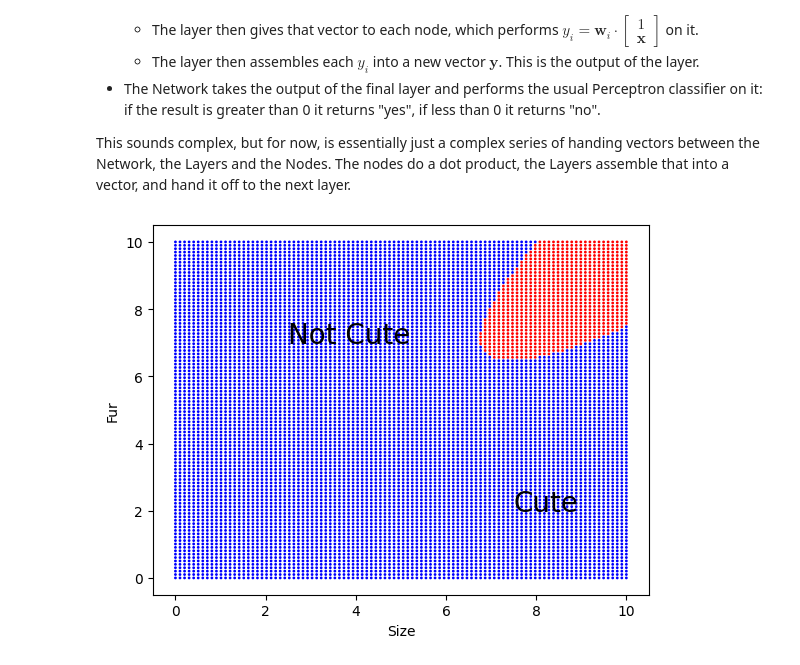
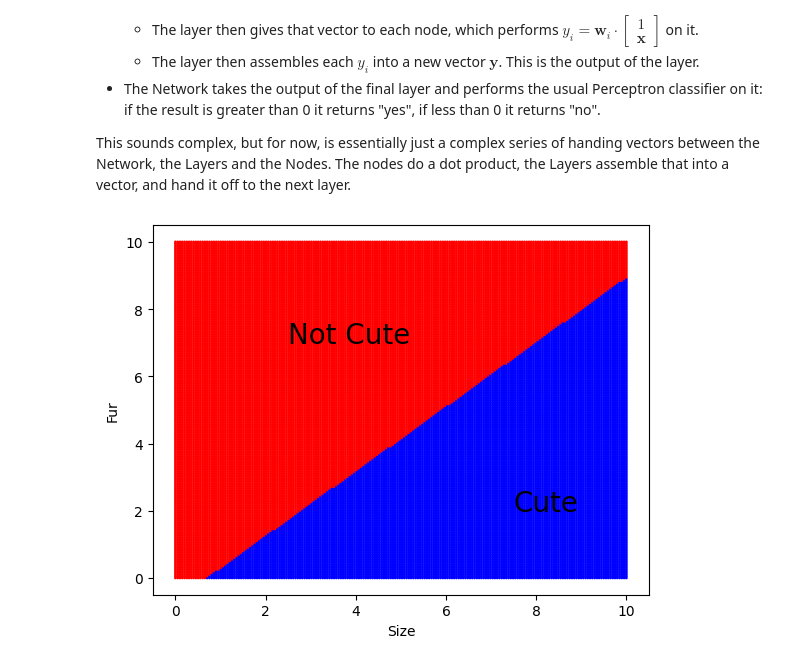
Before and after one commit to wtsi-hpag/xAIWorkshop, a Jupyter notebook: Code/notebook_solved.ipynb, the cells around one changed output. Drawn from its saved outputs; the diff is of its cells as text; code cells hidden in the pictures.

````diff
--- a/Code/notebook_solved.ipynb
+++ b/Code/notebook_solved.ipynb
@@ -160,7 +166,7 @@ class Perceptron:
 
 	def Train(self, data,labels,fullEpochs = 100):
 
-		rate = 0.2
+		rate = 0.001
 		for l in range(fullEpochs):
 			noMistakes = True
 			for r in range(len(data)):
@@ -176,7 +182,7 @@ class Perceptron:
 				return
 P = Perceptron()
 
-P.Train(data,labels,50*len(data))
+P.Train(data,labels,5)
 
 ## analyse the missed animals
 predict_labels = P.Predict(data)
@@ -202,13 +212,15 @@ Now try running your Perceptron training & testing routines on a new dataset: ``
 **What goes wrong?**
 # %%
 names, labels, data = LoadCategoricalData("Data/cuteness_augmented.dat")
+
+
 P = Perceptron()
 
 # get random error
 predict_labels = P.Predict(data)
 miss = predict_labels != np.array(labels)
 failure = np.sum(miss) * 1.0/len(data)
-s = [0]
+s = [1]
 p = [1.0 - failure]
 for q in range(2000):
 	# print(r)
@@ -222,6 +234,9 @@ for q in range(2000):
 	p.append(1.0 - failure)
 
 pt.plot(s,p)
+pt.xscale('log')
+pt.xlabel('Training Epochs')
+pt.ylabel('Accuracy')
 pt.show()
 
 ## plot a nice line showing the divide
@@ -231,4 +246,5 @@ y = -w[1]*x/w[2] - w[0]/w[2]
 pt.plot(x,y)
 
 
+
 PlotData(data,predict_labels==np.array(labels),names)
@@ -292,7 +311,7 @@ class NonlinearPerceptron:
 		s = 0
 		for power in range(self.Power):
 			for r in range(power+1):
-				rates[s] = rate / 10**power
+				rates[s] = rate / 5**power
 				s+= 1
 
 
@@ -311,8 +330,8 @@ class NonlinearPerceptron:
 names, labels, data = LoadCategoricalData("Data/cuteness_augmented.dat")
 
 
-P = NonlinearPerceptron(14)
-P.Train(data,labels,200000)
+P = NonlinearPerceptron(4)
+P.Train(data,labels,120000)
 
 cols = ['red','blue']
 x = np.linspace(0,10,140)
@@ -333,5 +352,8 @@ for i,xp in enumerate(x):
 		s+=1
 
 pt.scatter(xs,ys,1,zs)
+pt.xlabel("Size")
+pt.ylabel("Fur")
 PlotData(data,np.array(labels),names)
+
 pt.show()
@@ -343,8 +368,8 @@ If you've managed to get a non-linear Perceptron working, you might be feeling p
 **In the Data directory are a series of datasets called ```XOR_n``` (where ```n``` ranges from 10 to 1000). Try fitting these with your non-linear classifier. What goes wrong?**
 # %%
 names, labels, data = LoadCategoricalData("Data/XOR_160.dat")
-P = NonlinearPerceptron(8)
-P.Train(data,labels,200)
+P = NonlinearPerceptron(10)
+P.Train(data,labels,50)
 
 cols = ['red','blue']
 x = np.linspace(0,2,100)
@@ -472,37 +496,36 @@ class Network:
 		#Leave this for now. It's going to be a big one!
 		return
 # %%
-np.random.seed(5)
+np.random.seed(1)
 network = Network(2,1)
-network.AddLayer(Layer(5,SigmoidNode))
+network.AddLayer(Layer(5))
 network.AddLayer(Layer(3))
 network.AddLayer(Layer(1))
 network.Initialise()
 
-s=network.Predict([5,3])
 cols = ['red','blue']
-x = np.linspace(0,10,100)
-y = np.linspace(0,10,100)
+x = np.linspace(0,10,200)
+y = np.linspace(0,10,200)
 
 N = len(x)*len(y)
 xs = np.zeros((N,))
 ys = np.zeros((N,))
 zs = ['']*N
 s= 0
 z = np.zeros((len(y),len(x)))
 for i,xp in enumerate(x):
 	for j,yp in enumerate(y):
 		l = network.Predict(np.array([xp,yp]))
 		xs[s] = xp
 		ys[s] = yp
 		zs[s] = cols[int(l)]
 		s+=1
 
 pt.scatter(xs,ys,1,zs)
 pt.annotate("Not Cute",[2.5,7],size=20)
 pt.annotate("Cute",[7.5,2],size=20)
 pt.xlabel("Size")
 pt.ylabel("Fur")
 pt.show()
 # %% [output]
-[figure, old version]
+[figure, new version]
````
Also changed, not shown: parts of 13 cells of this notebook, 30 other files.
